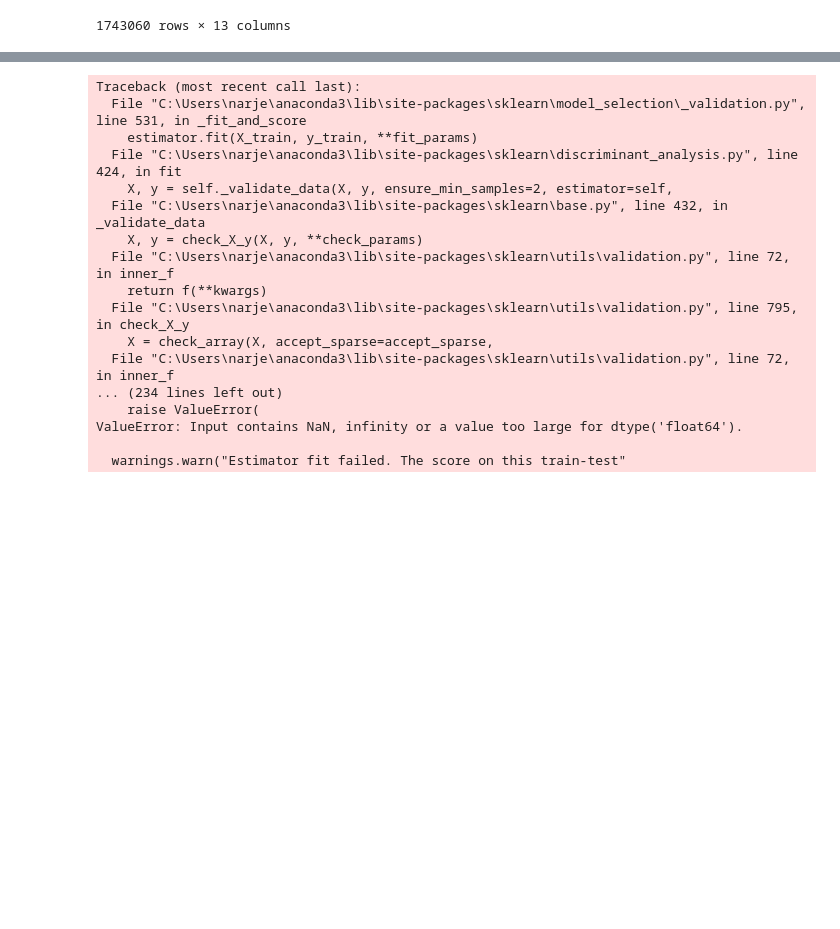
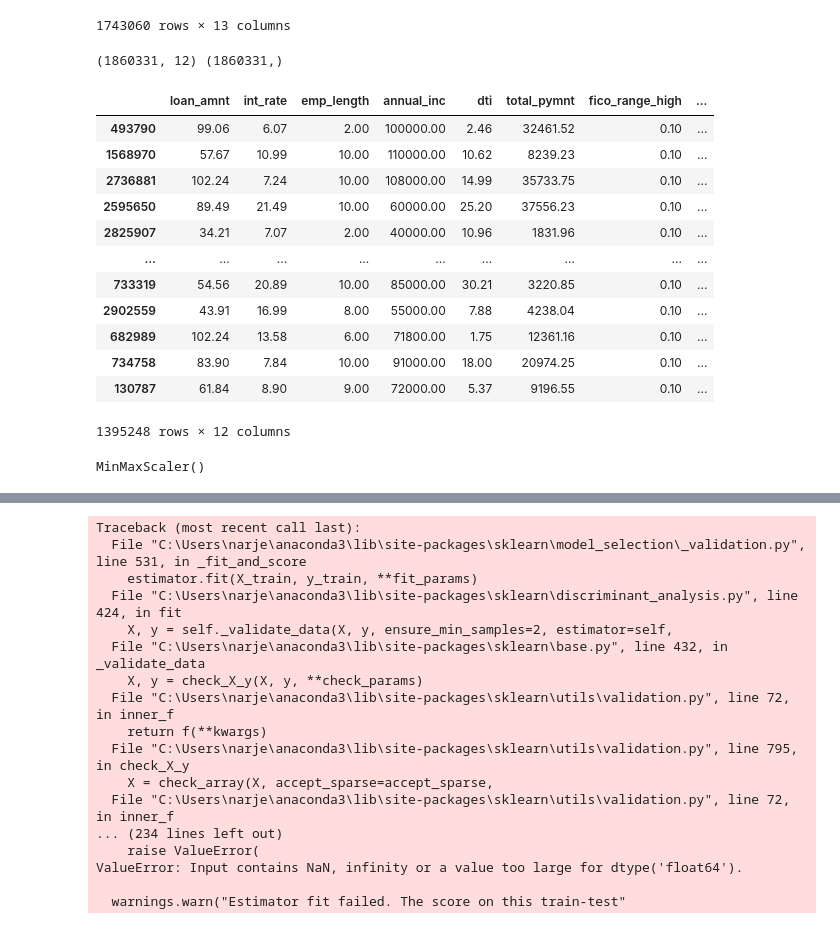
Before and after one commit to nt1983/final-project, a Jupyter notebook: load_data.ipynb, the cells around one changed output, grey strips where cells are left out. Saved outputs shown, nothing was run; the diff lists cells and outputs as text; code cells hidden in the pictures; blank space fills up the shorter version.

```diff
--- a/load_data.ipynb
+++ b/load_data.ipynb
@@ -428,7 +431,7 @@ df_LC["home_ownership"].unique()
 array(['RENT', 'OWN', 'MORTGAGE', 'OTHER', 'NONE', 'ANY'], dtype=object)
 # %%
 df_LC['int_rate'] = df_LC['int_rate'].str.rstrip('%')
-df_LC['int_rate'] = df_LC['int_rate'].astype(float)
+df_LC['int_rate'] = df_LC['int_rate'].astype('float32')
 df_LC.head()
 # %% [output]
 |  | loan_amnt | int_rate | emp_length | home_ownership | annual_inc | dti | loan_status | total_pymnt | ... |
@@ -440,7 +443,7 @@ df_LC.head()
 # %%
 df_LC['emp_length'] = df_LC['emp_length'].str.rstrip('<+ years')
 df_LC['emp_length'] = df_LC['emp_length'].str.replace('< 1', '1')
-df_LC['emp_length'] = df_LC['emp_length'].astype(float)
+df_LC['emp_length'] = df_LC['emp_length'].astype('float32')
 df_LC.head()
 # %% [output]
 |  | loan_amnt | int_rate | emp_length | home_ownership | annual_inc | dti | loan_status | total_pymnt | ... |
@@ -449,3 +452,11 @@ df_LC.head()
 | 2 | 39.07 | 15.96 | 10.00 | RENT | 12252.00 | 8.72 | 1 | 3005.67 | ... |
 | 3 | 65.55 | 13.49 | 10.00 | RENT | 49200.00 | 20.00 | 1 | 12231.89 | ... |
 | 4 | 42.41 | 12.69 | 1.00 | RENT | 80000.00 | 17.94 | 1 | 4066.91 | ... |
+# %%
+df_LC["loan_amnt"]=df_LC["loan_amnt"].astype('float32')
+df_LC["annual_inc"]=df_LC["annual_inc"].astype('float32')
+df_LC["dti"]=df_LC["dti"].astype('float32')
+df_LC["total_pymnt"]=df_LC["total_pymnt"].astype('float32')
+df_LC["fico_range_high"]=df_LC["fico_range_high"].astype('float32')
+
+df_LC.head()
@@ -503,3 +525,6 @@ df_ml.dropna()
 # Set features. This will also be used as your x values.
 X = df_ml.drop("loan_status", axis=1)
 y=df_ml["loan_status"]
+print(X.shape, y.shape)
+# %% [output]
+(1860331, 12) (1860331,)
@@ -505,0 +533,22 @@ y=df_ml["loan_status"]
+# %%
+X_train
+# %% [output]
+|  | loan_amnt | int_rate | emp_length | annual_inc | dti | total_pymnt | fico_range_high | ... |
+| 493790 | 99.06 | 6.07 | 2.00 | 100000.00 | 2.46 | 32461.52 | 0.10 | ... |
+| 1568970 | 57.67 | 10.99 | 10.00 | 110000.00 | 10.62 | 8239.23 | 0.10 | ... |
+| 2736881 | 102.24 | 7.24 | 10.00 | 108000.00 | 14.99 | 35733.75 | 0.10 | ... |
+| 2595650 | 89.49 | 21.49 | 10.00 | 60000.00 | 25.20 | 37556.23 | 0.10 | ... |
+| 2825907 | 34.21 | 7.07 | 2.00 | 40000.00 | 10.96 | 1831.96 | 0.10 | ... |
+| ... | ... | ... | ... | ... | ... | ... | ... | ... |
+| 733319 | 54.56 | 20.89 | 10.00 | 85000.00 | 30.21 | 3220.85 | 0.10 | ... |
+| 2902559 | 43.91 | 16.99 | 8.00 | 55000.00 | 7.88 | 4238.04 | 0.10 | ... |
+| 682989 | 102.24 | 13.58 | 6.00 | 71800.00 | 1.75 | 12361.16 | 0.10 | ... |
+| 734758 | 83.90 | 7.84 | 10.00 | 91000.00 | 18.00 | 20974.25 | 0.10 | ... |
+| 130787 | 61.84 | 8.90 | 9.00 | 72000.00 | 5.37 | 9196.55 | 0.10 | ... |
+1395248 rows × 12 columns
+# %%
+# Scale your data
+X_scaler = MinMaxScaler().fit(X_train)
+X_scaler
+# %% [output]
+MinMaxScaler()
```
Also changed, not shown: parts of 25 cells of this notebook.
